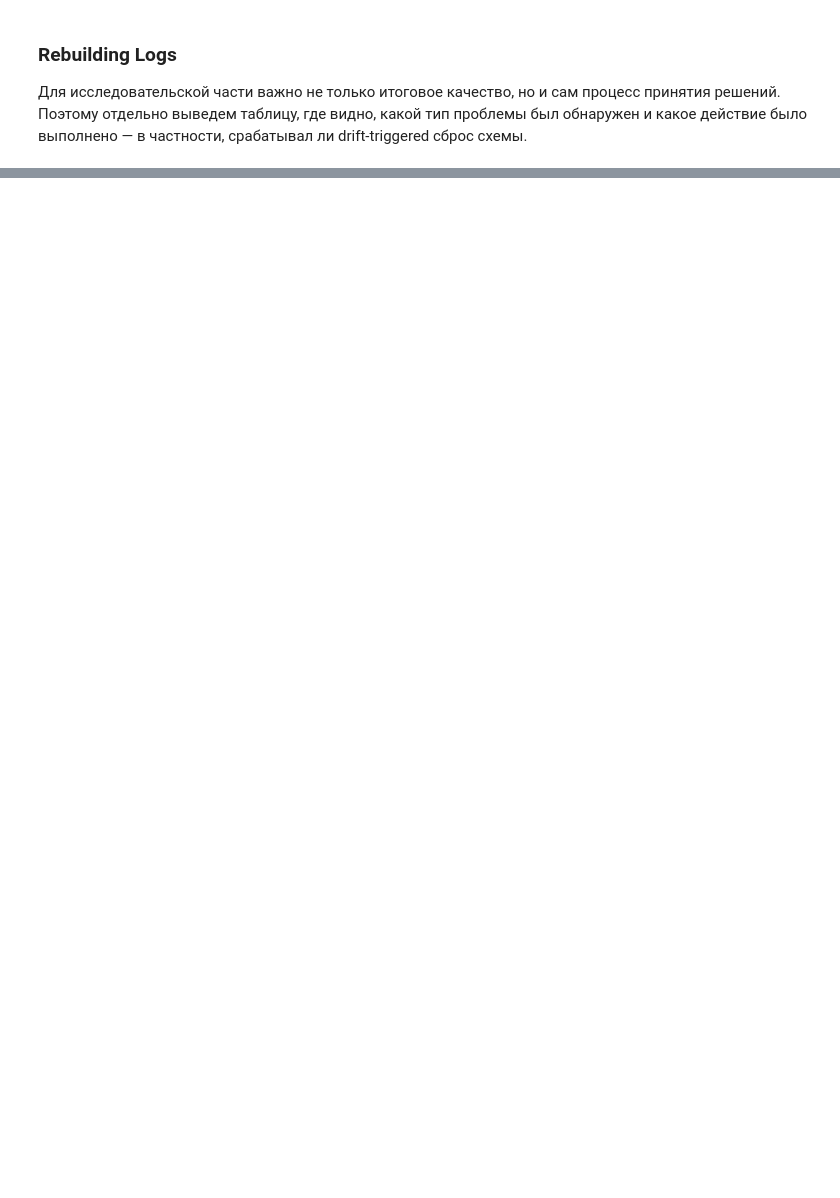
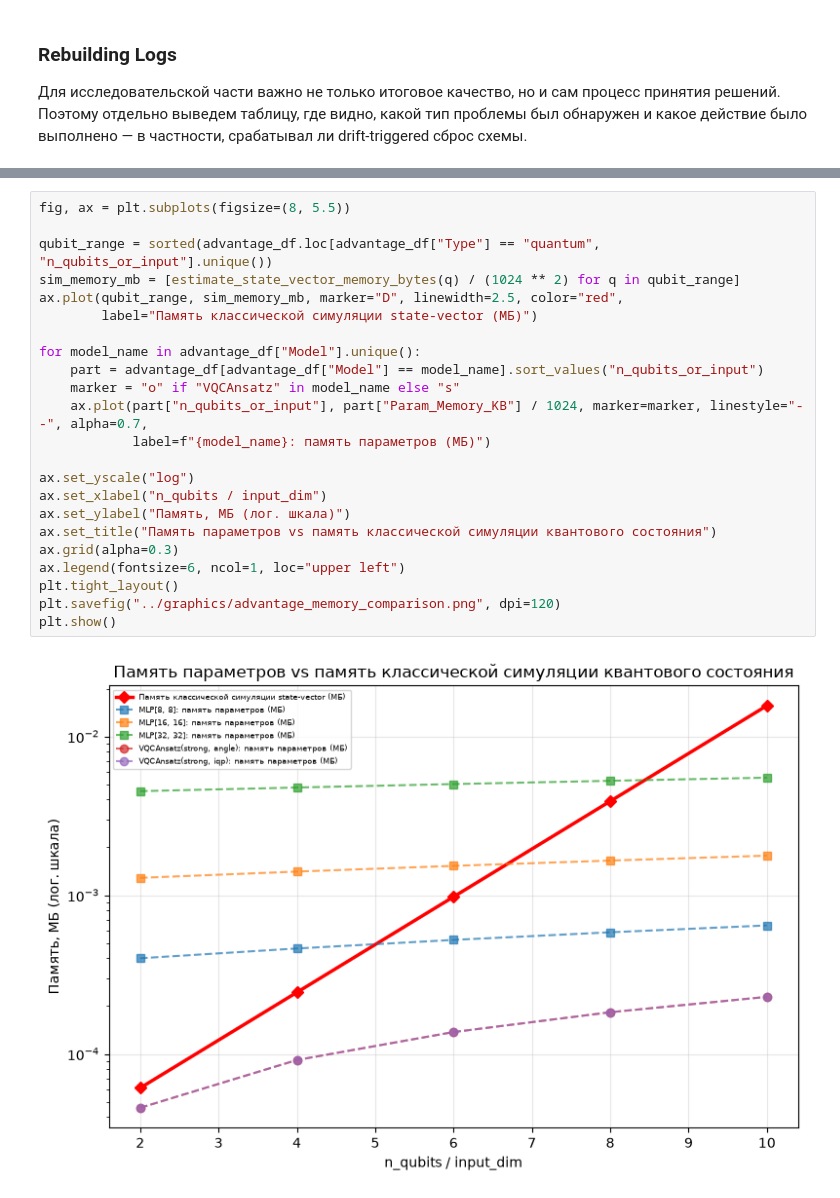
Before and after one commit to Eg0Mak/barren-plateau-volatility, a Jupyter notebook: notebooks/barren_plateau_volatility.ipynb, the cells around one changed output, grey strips where cells are left out. Cells and saved outputs as stored; diff of their text form; blank space fills up the shorter version.

```diff
--- a/notebooks/barren_plateau_volatility.ipynb
+++ b/notebooks/barren_plateau_volatility.ipynb
@@ -1782,0 +2049,25 @@ adaptive_log_df
+# %%
+fig, ax = plt.subplots(figsize=(8, 5.5))
+
+qubit_range = sorted(advantage_df.loc[advantage_df["Type"] == "quantum", "n_qubits_or_input"].unique())
+sim_memory_mb = [estimate_state_vector_memory_bytes(q) / (1024 ** 2) for q in qubit_range]
+ax.plot(qubit_range, sim_memory_mb, marker="D", linewidth=2.5, color="red",
+        label="Память классической симуляции state-vector (МБ)")
+
+for model_name in advantage_df["Model"].unique():
+    part = advantage_df[advantage_df["Model"] == model_name].sort_values("n_qubits_or_input")
+    marker = "o" if "VQCAnsatz" in model_name else "s"
+    ax.plot(part["n_qubits_or_input"], part["Param_Memory_KB"] / 1024, marker=marker, linestyle="--", alpha=0.7,
+            label=f"{model_name}: память параметров (МБ)")
+
+ax.set_yscale("log")
+ax.set_xlabel("n_qubits / input_dim")
+ax.set_ylabel("Память, МБ (лог. шкала)")
+ax.set_title("Память параметров vs память классической симуляции квантового состояния")
+ax.grid(alpha=0.3)
+ax.legend(fontsize=6, ncol=1, loc="upper left")
+plt.tight_layout()
+plt.savefig("../graphics/advantage_memory_comparison.png", dpi=120)
+plt.show()
+# %% [output]
+[figure, added]
```
Also changed, not shown: parts of 27 cells of this notebook.
